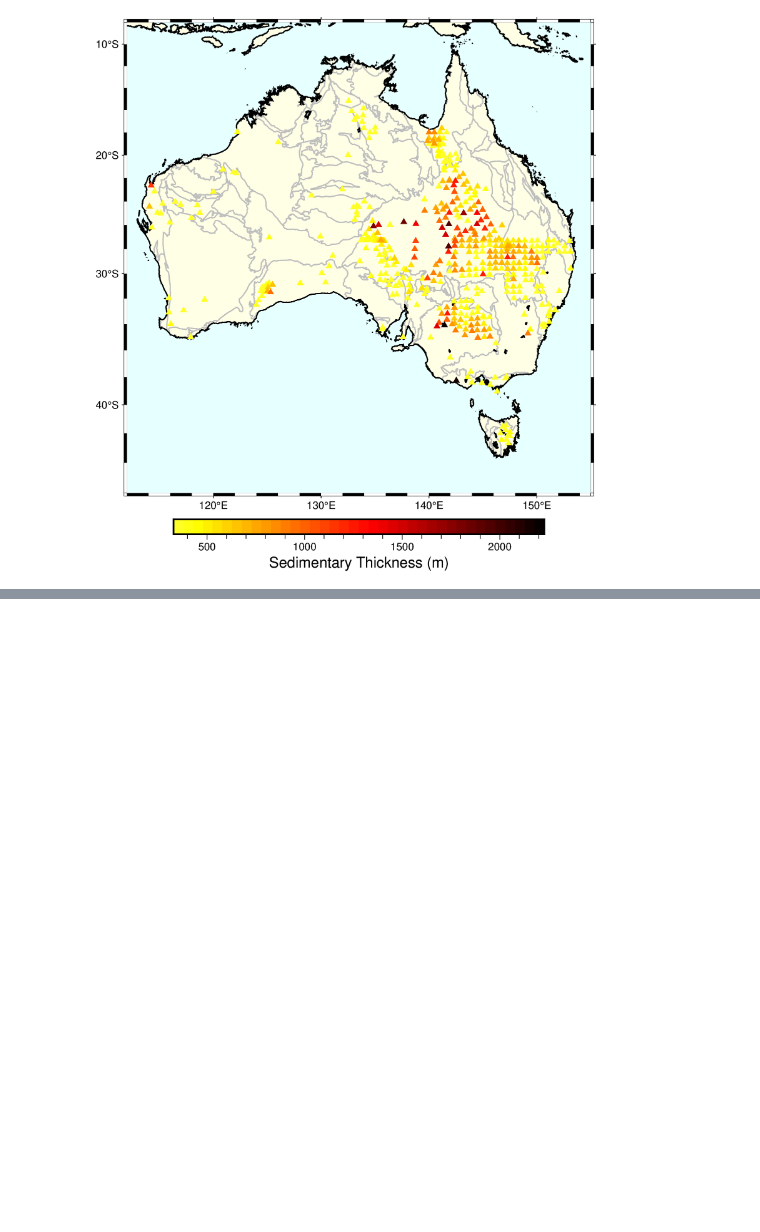
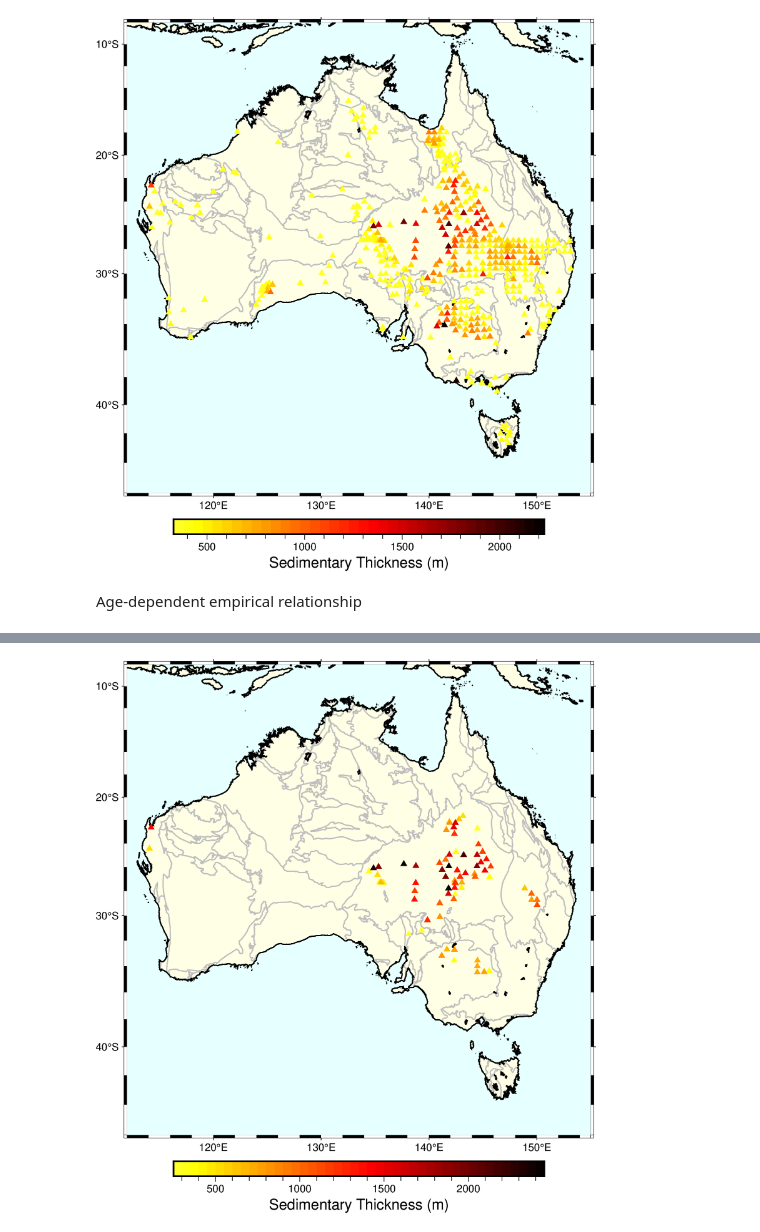
Before and after one commit to auggiemarignier/AusSedThick, a Jupyter notebook: aussedthickrf/05AustralianSedimentaryThickness.ipynb, the cells around one changed output, grey strips where cells are left out. Drawn from its saved outputs; the diff is of its cells as text; code cells hidden in the pictures; blank space fills up the shorter version.

Commit message:
age dependent relation

```diff
--- a/aussedthickrf/05AustralianSedimentaryThickness.ipynb
+++ b/aussedthickrf/05AustralianSedimentaryThickness.ipynb
@@ -67,3 +67,43 @@ fig.show()
 # %% [output]
 plot [WARNING]: Your data array row 44 contains NaNs - no resampling taken place!
 [figure]
+# %% [markdown]
+Age-dependent empirical relationship
+# %%
+class Empirical:
+    overall = Polynomial([382.62, -545.52, 1369.64])
+    cenozoic = Polynomial([156.62, 132.05, 24.38])
+    mesozoic = Polynomial([250.05, 506.93])
+    paleozoic = Polynomial([-1266.97, 2181.38, 580.14])
+
+
+E = Empirical()
+# %%
+sub = seismics[(seismics.BasinEra=="Paleozoic") & (seismics.delays >= 0.6)]
+delays = sub.delays
+lons = np.array([s.geometry.x for _, s in sub.iterrows()])
+lats = np.array([s.geometry.y for _, s in sub.iterrows()])
+sed_thick = E.paleozoic(delays)
+fig, region, projection = australia_basemap()
+pygmt.makecpt(
+    cmap="hot",
+    series=[sed_thick.min(), sed_thick.max(), 50],
+    truncate=[0, 0.8],
+    background="o",
+    reverse=True,
+)
+fig.plot(
+    region=region,
+    projection=projection,
+    x=lons,
+    y=lats,
+    style=f"tc",
+    fill=sed_thick,
+    cmap=True,
+    size=np.full_like(lons, 0.25),
+)
+fig.colorbar(
+    region=region, projection=projection, frame=["af+lSedimentary Thickness (m)"]
+)
+fig.show()
+# %% [output]
@@ -69,0 +111 @@ plot [WARNING]: Your data array row 44 contains NaNs - no resampling taken place
+[figure, added]
```
Also changed, not shown: parts of 4 cells of this notebook.
